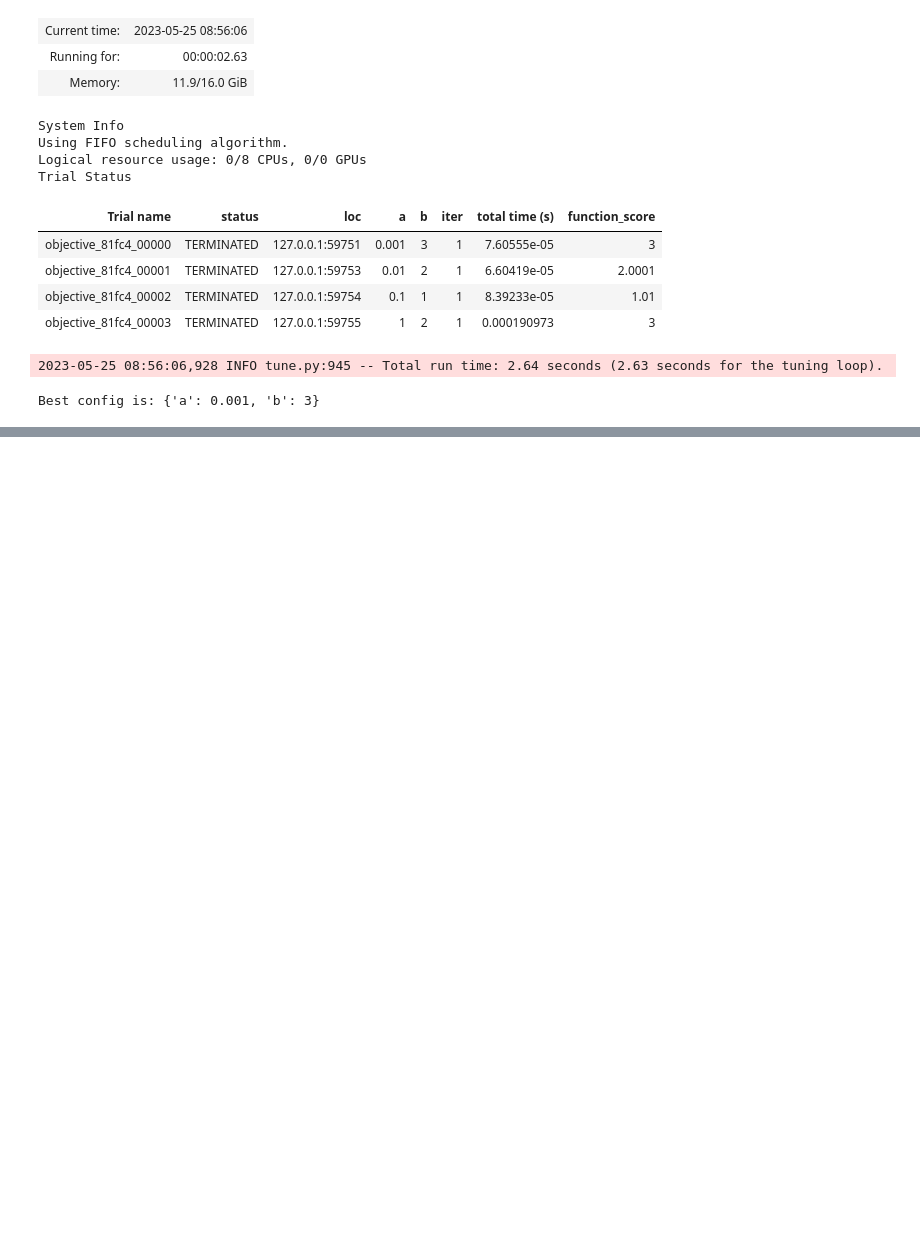
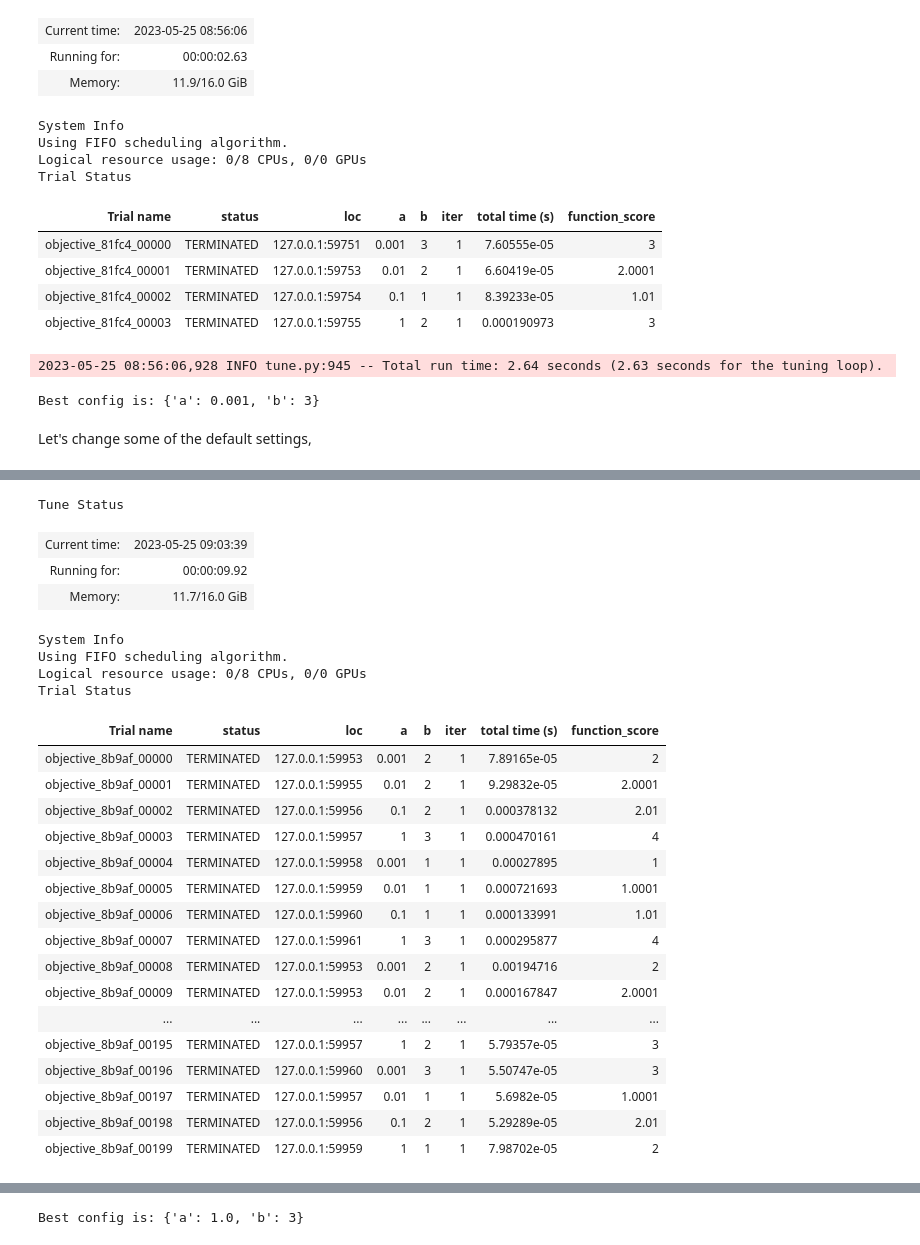
Before and after one commit to zachamida/Intro_to_Ray, a Jupyter notebook: ray_tune.ipynb, the cells around one changed output, grey strips where cells are left out. Drawn from its saved outputs; the diff is of its cells as text; code cells hidden in the pictures; blank space fills up the shorter version.

```diff
--- a/ray_tune.ipynb
+++ b/ray_tune.ipynb
@@ -90,3 +99,21 @@ Trial Status
 | objective_81fc4_00003 | TERMINATED | 127.0.0.1:59755 | 1 | 2 | 1 | 0.000190973 | 3 |
 2023-05-25 08:56:06,928 INFO tune.py:945 -- Total run time: 2.64 seconds (2.63 seconds for the tuning loop).
 Best config is: {'a': 0.001, 'b': 3}
+# %% [markdown]
+Let's change some of the default settings,
+# %%
+if ray.is_initialized:
+    ray.shutdown()
+ray.init()
+
+tuner = tune.Tuner(objective,
+tune_config=tune.TuneConfig(
+        metric="function_score",
+        mode="max",
+        num_samples=50,
+    ),
+    param_space=config)
+results = tuner.fit()
+
+print("Best config is:", results.get_best_result().config)
+# %% [output]
@@ -92,0 +121,25 @@ Best config is: {'a': 0.001, 'b': 3}
+Tune Status
+| Current time: | 2023-05-25 09:03:39 |
+| Running for: | 00:00:09.92 |
+| Memory: | 11.7/16.0 GiB |
+System Info
+Using FIFO scheduling algorithm.
+Logical resource usage: 0/8 CPUs, 0/0 GPUs
+Trial Status
+| Trial name | status | loc | a | b | iter | total time (s) | function_score |
+| objective_8b9af_00000 | TERMINATED | 127.0.0.1:59953 | 0.001 | 2 | 1 | 7.89165e-05 | 2 |
+| objective_8b9af_00001 | TERMINATED | 127.0.0.1:59955 | 0.01 | 2 | 1 | 9.29832e-05 | 2.0001 |
+| objective_8b9af_00002 | TERMINATED | 127.0.0.1:59956 | 0.1 | 2 | 1 | 0.000378132 | 2.01 |
+| objective_8b9af_00003 | TERMINATED | 127.0.0.1:59957 | 1 | 3 | 1 | 0.000470161 | 4 |
+| objective_8b9af_00004 | TERMINATED | 127.0.0.1:59958 | 0.001 | 1 | 1 | 0.00027895 | 1 |
+| objective_8b9af_00005 | TERMINATED | 127.0.0.1:59959 | 0.01 | 1 | 1 | 0.000721693 | 1.0001 |
+| objective_8b9af_00006 | TERMINATED | 127.0.0.1:59960 | 0.1 | 1 | 1 | 0.000133991 | 1.01 |
+| objective_8b9af_00007 | TERMINATED | 127.0.0.1:59961 | 1 | 3 | 1 | 0.000295877 | 4 |
+| objective_8b9af_00008 | TERMINATED | 127.0.0.1:59953 | 0.001 | 2 | 1 | 0.00194716 | 2 |
+| objective_8b9af_00009 | TERMINATED | 127.0.0.1:59953 | 0.01 | 2 | 1 | 0.000167847 | 2.0001 |
+| ... | ... | ... | ... | ... | ... | ... | ... |
+| objective_8b9af_00195 | TERMINATED | 127.0.0.1:59957 | 1 | 2 | 1 | 5.79357e-05 | 3 |
+| objective_8b9af_00196 | TERMINATED | 127.0.0.1:59960 | 0.001 | 3 | 1 | 5.50747e-05 | 3 |
+| objective_8b9af_00197 | TERMINATED | 127.0.0.1:59957 | 0.01 | 1 | 1 | 5.6982e-05 | 1.0001 |
+| objective_8b9af_00198 | TERMINATED | 127.0.0.1:59956 | 0.1 | 2 | 1 | 5.29289e-05 | 2.01 |
+| objective_8b9af_00199 | TERMINATED | 127.0.0.1:59959 | 1 | 1 | 1 | 7.98702e-05 | 2 |
@@ -93,2 +147,3 @@ Best config is: {'a': 0.001, 'b': 3}
+Best config is: {'a': 1.0, 'b': 3}
 # %%
 ray.shutdown()
```
Also changed, not shown: parts of 9 cells of this notebook, 2 other files.
